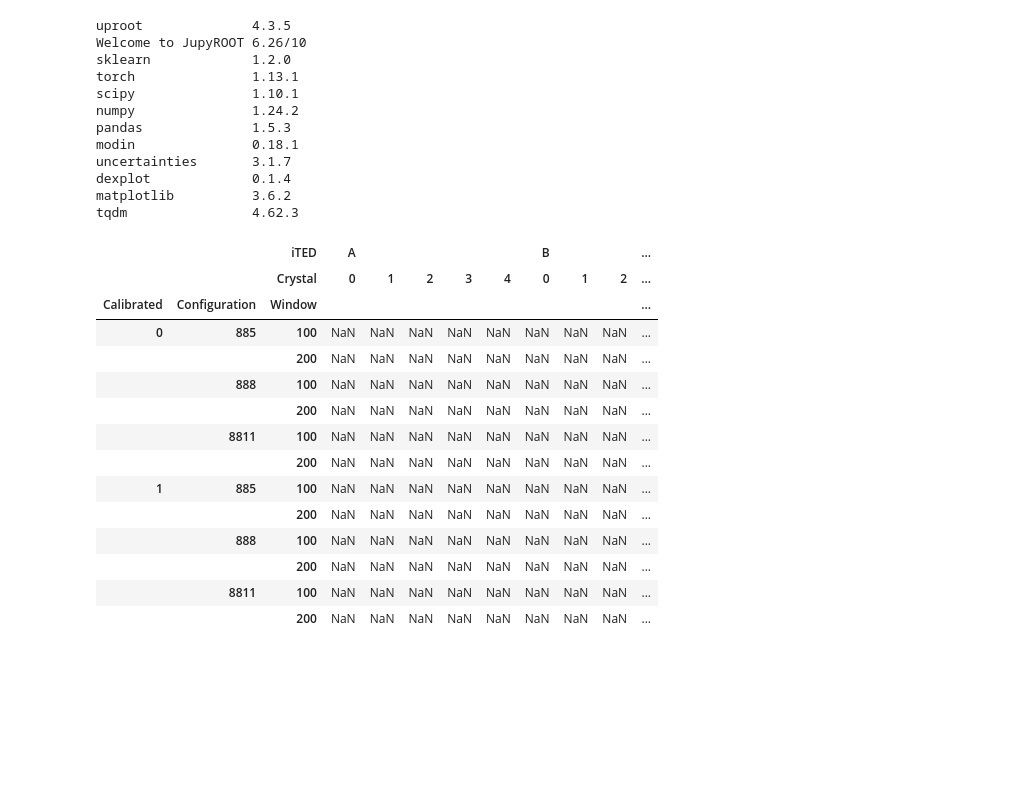
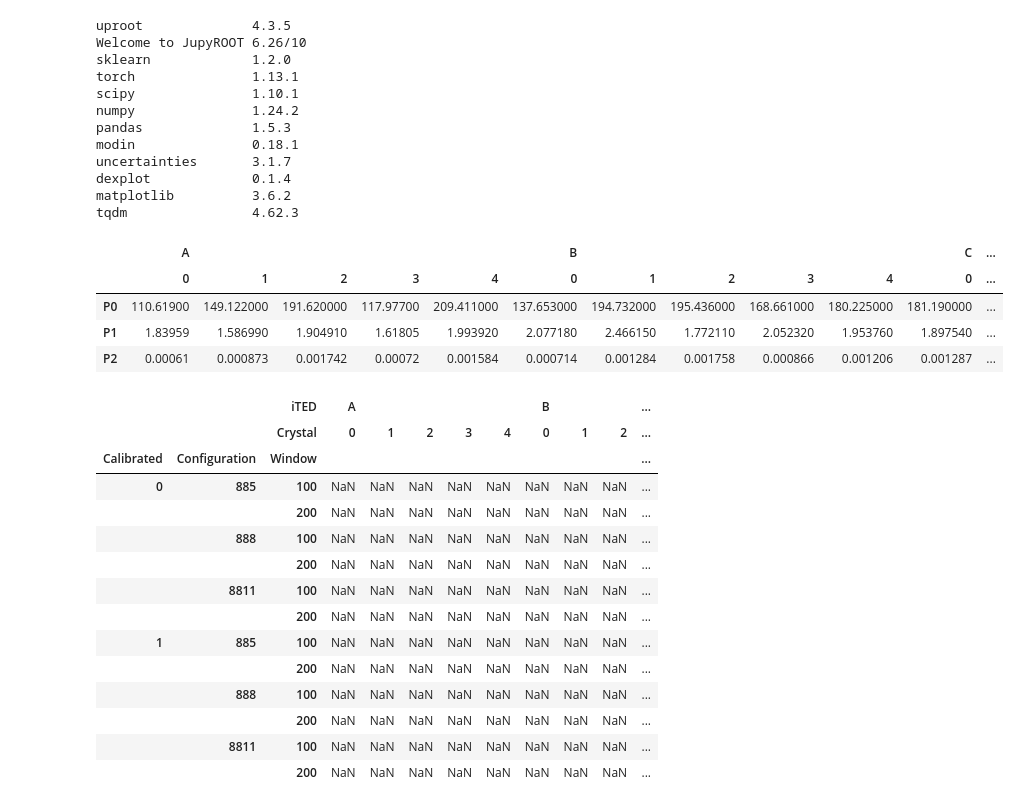
Before and after one commit to BGameiro2000/nucphys-thesis, a Jupyter notebook: code/analysis/PyROOT_resolution_Cs137.ipynb, the cells around one changed output. Saved outputs shown, nothing was run; the diff lists cells and outputs as text; code cells hidden in the pictures; blank space fills up the shorter version.

```diff
--- a/code/analysis/PyROOT_resolution_Cs137.ipynb
+++ b/code/analysis/PyROOT_resolution_Cs137.ipynb
@@ -51,6 +51,42 @@ matplotlib          3.6.2
 tqdm                4.62.3
 # %%
 %jsroot
+# %%
+E_cal = lambda ch, p: p[0] + p[1]*ch + p[2]*ch**2
+
+iTEDA_cal = pandas.read_csv(
+    "../../data/nTOF_March2022/Energy_Calibrations_02_03_2022/Energy_Calibrations_iTEDA.dat",
+    delim_whitespace=True,
+    names=["P0","P1","P2"]
+)
+
+iTEDB_cal = pandas.read_csv(
+    "../../data/nTOF_March2022/Energy_Calibrations_02_03_2022/Energy_Calibrations_iTEDB.dat",
+    delim_whitespace=True,
+    names=["P0","P1","P2"]
+)
+
+iTEDC_cal = pandas.read_csv(
+    "../../data/nTOF_March2022/Energy_Calibrations_02_03_2022/Energy_Calibrations_iTEDC.dat",
+    delim_whitespace=True,
+    names=["P0","P1","P2"]
+)
+
+iTEDD_cal = pandas.read_csv(
+    "../../data/nTOF_March2022/Energy_Calibrations_02_03_2022/Energy_Calibrations_iTEDD.dat",
+    delim_whitespace=True,
+    names=["P0","P1","P2"]
+)
+
+iTED_cal = pandas.concat([iTEDA_cal.T, iTEDB_cal.T, iTEDC_cal.T, iTEDD_cal.T], axis=1, keys=['A', 'B', 'C', 'D'])
+
+iTED_cal
+# %% [output]
+|  | A |  |  |  |  | B |  |  |  |  | C | ... |
+|  | 0 | 1 | 2 | 3 | 4 | 0 | 1 | 2 | 3 | 4 | 0 | ... |
+| P0 | 110.61900 | 149.122000 | 191.620000 | 117.97700 | 209.411000 | 137.653000 | 194.732000 | 195.436000 | 168.661000 | 180.225000 | 181.190000 | ... |
+| P1 | 1.83959 | 1.586990 | 1.904910 | 1.61805 | 1.993920 | 2.077180 | 2.466150 | 1.772110 | 2.052320 | 1.953760 | 1.897540 | ... |
+| P2 | 0.00061 | 0.000873 | 0.001742 | 0.00072 | 0.001584 | 0.000714 | 0.001284 | 0.001758 | 0.000866 | 0.001206 | 0.001287 | ... |
 # %%
 config = [885, 888, 8811]
 CW = [100, 200]
```
Also changed, not shown: parts of 4 cells of this notebook.
